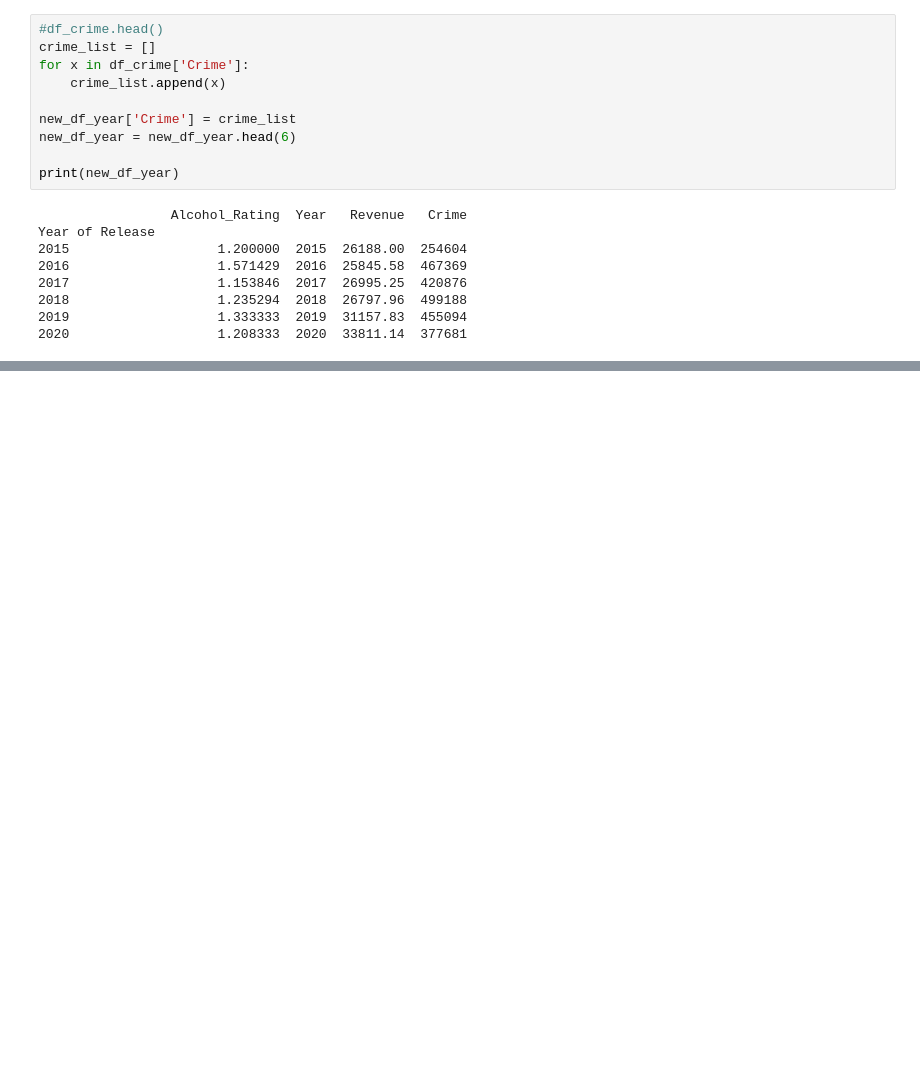
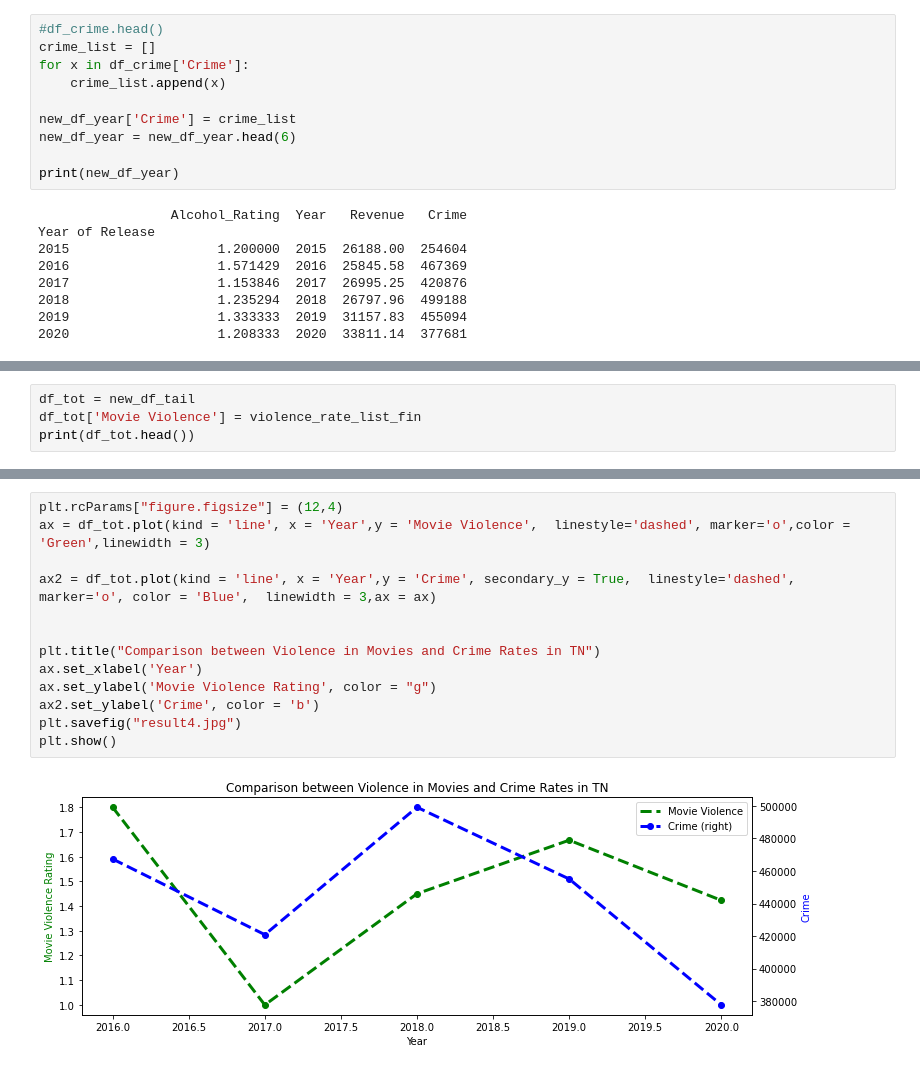
Before and after one commit to Roshni-Bala/Movies-Alcohol-Data-Analysis, a Jupyter notebook: Movies.ipynb, the cells around one changed output, grey strips where cells are left out. Saved outputs shown, nothing was run; the diff lists cells and outputs as text; blank space fills up the shorter version.

```diff
--- a/Movies.ipynb
+++ b/Movies.ipynb
@@ -669,0 +773,4 @@ plt.show()
+# %%
+df_tot = new_df_tail
+df_tot['Movie Violence'] = violence_rate_list_fin
+print(df_tot.head())
@@ -670,2 +790,17 @@ plt.show()
+# %%
+plt.rcParams["figure.figsize"] = (12,4)
+ax = df_tot.plot(kind = 'line', x = 'Year',y = 'Movie Violence',  linestyle='dashed', marker='o',color = 'Green',linewidth = 3)
+
+ax2 = df_tot.plot(kind = 'line', x = 'Year',y = 'Crime', secondary_y = True,  linestyle='dashed', marker='o', color = 'Blue',  linewidth = 3,ax = ax)
+
+
+plt.title("Comparison between Violence in Movies and Crime Rates in TN")
+ax.set_xlabel('Year')
+ax.set_ylabel('Movie Violence Rating', color = "g")
+ax2.set_ylabel('Crime', color = 'b')
+plt.savefig("result4.jpg")
+plt.show()
+# %% [output]
+[figure, added]
 # %% [markdown]
 
```
Also changed, not shown: parts of 8 cells of this notebook.
